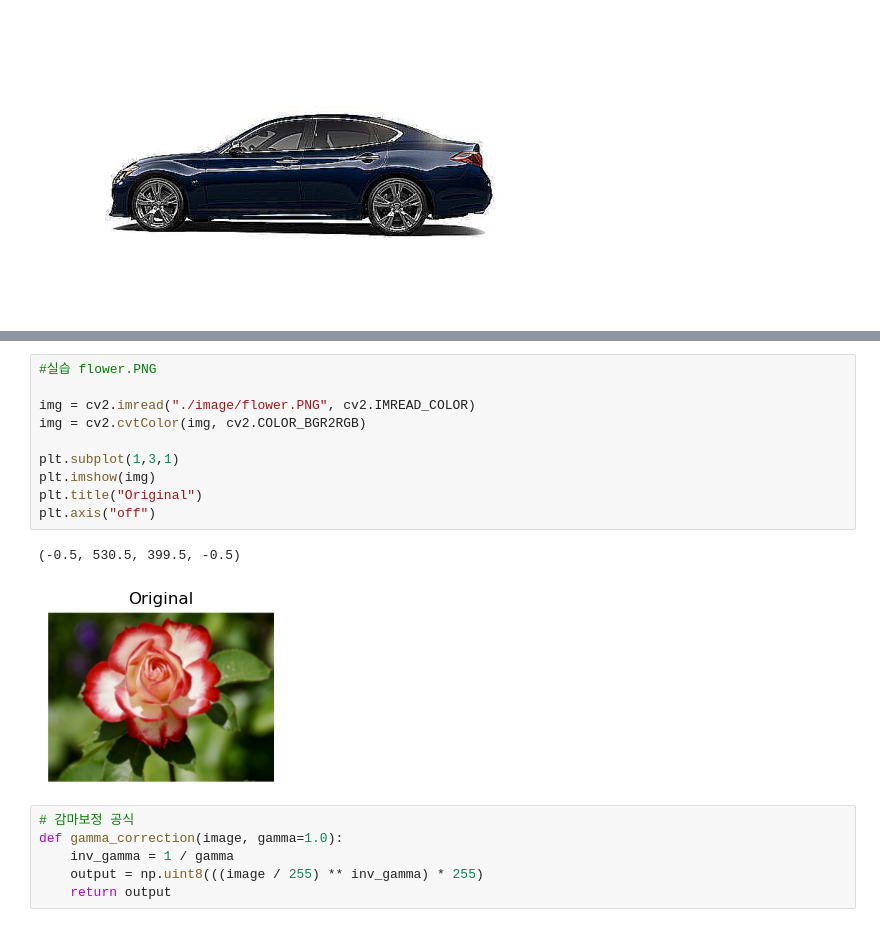
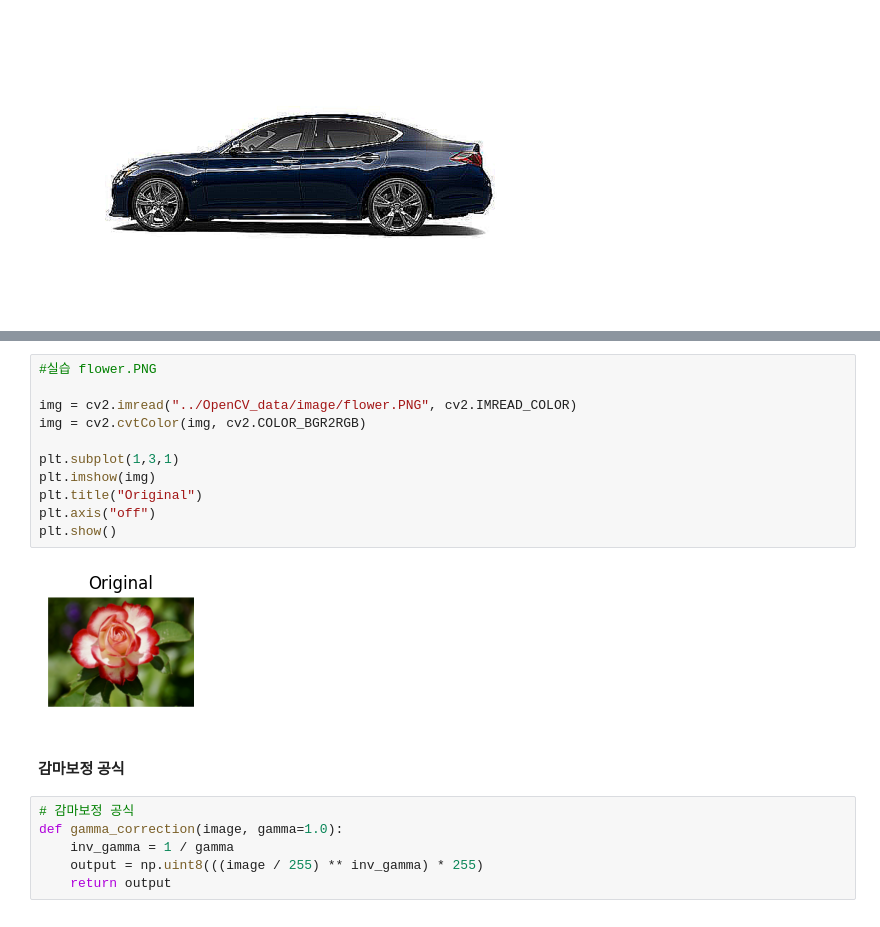
Before and after one commit to choiyun9yu/05.ComputerVision, a Jupyter notebook: OpenCV08_에지필터링.ipynb, the cells around one changed output, grey strips where cells are left out. Cells and saved outputs as stored; diff of their text form.

```diff
--- a/OpenCV08_에지필터링.ipynb
+++ b/OpenCV08_에지필터링.ipynb
@@ -341,16 +337,18 @@ plt.axis("off")
 # %%
 #실습 flower.PNG
 
-img = cv2.imread("./image/flower.PNG", cv2.IMREAD_COLOR)
+img = cv2.imread("../OpenCV_data/image/flower.PNG", cv2.IMREAD_COLOR)
 img = cv2.cvtColor(img, cv2.COLOR_BGR2RGB)
 
 plt.subplot(1,3,1)
 plt.imshow(img)
 plt.title("Original")
 plt.axis("off")
+plt.show()
 # %% [output]
-(-0.5, 530.5, 399.5, -0.5)
-[figure, old version]
+[figure, new version]
+# %% [markdown]
+#### 감마보정 공식
 # %%
 # 감마보정 공식
 def gamma_correction(image, gamma=1.0):
```
Also changed, not shown: parts of 32 cells of this notebook, 20 other files.
